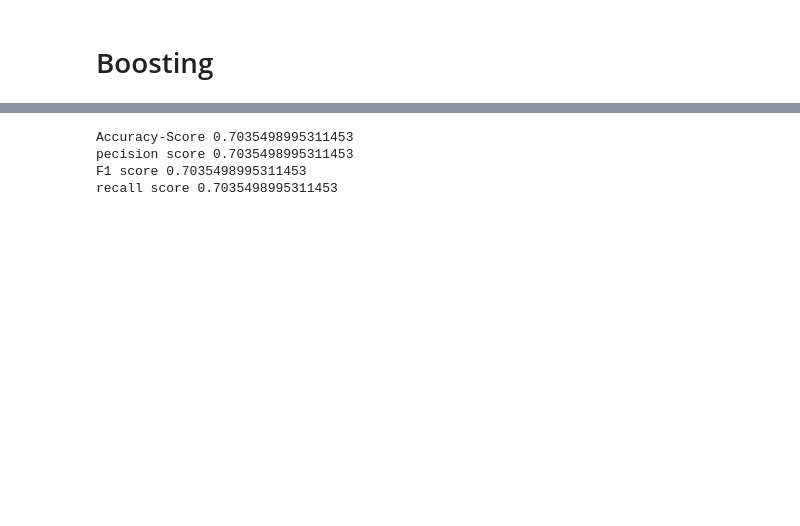
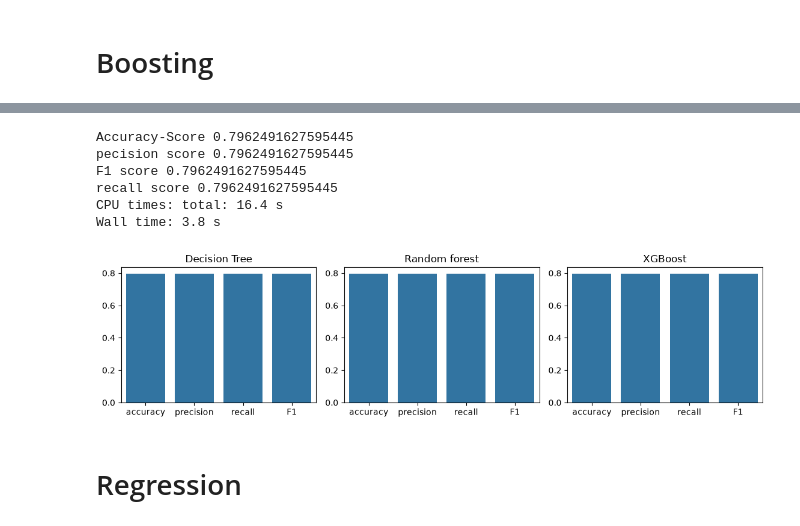
Before and after one commit to mianabdulbasit-tech/Data-Science-And-AI, a Jupyter notebook: 07_machine_learning/16_boosting.ipynb, the cells around one changed output, grey strips where cells are left out. Saved outputs shown, nothing was run; the diff lists cells and outputs as text; code cells hidden in the pictures; blank space fills up the shorter version.

```diff
--- a/07_machine_learning/16_boosting.ipynb
+++ b/07_machine_learning/16_boosting.ipynb
@@ -91,5 +105,6 @@ Wall time: 12.9 s
 # %%
-# train the xbboost model
+%%time
+# train the xgboost model
 xgb = XGBClassifier()
 xgb.fit(X_train, y_train)
 
@@ -97,26 +112,32 @@ xgb.fit(X_train, y_train)
 y_pred = xgb.predict(X_test)
 
 # print the mtrix
-print('Accuracy-Score', accuracy_score(y_test, y_predict))
-print('pecision score', precision_score(y_test, y_predict, average='micro'))
-print('F1 score', f1_score(y_test, y_predict, average='micro'))
-print('recall score', recall_score(y_test, y_predict, average='micro'))
+print('Accuracy-Score', accuracy_score(y_test, y_pred))
+print('pecision score', precision_score(y_test, y_pred, average='micro'))
+print('F1 score', f1_score(y_test, y_pred, average='micro'))
+print('recall score', recall_score(y_test, y_pred, average='micro'))
 # %% [output]
-Accuracy-Score 0.7035498995311453
-pecision score 0.7035498995311453
-F1 score 0.7035498995311453
-recall score 0.7035498995311453
+Accuracy-Score 0.7962491627595445
+pecision score 0.7962491627595445
+F1 score 0.7962491627595445
+recall score 0.7962491627595445
+CPU times: total: 16.4 s
+Wall time: 3.8 s
 # %%
 # make a bar plot that showing each of the matrix with respect to the model
 plt.figure(figsize=(15, 3))
 plt.subplot(1, 4, 1)
 sns.barplot(x=['accuracy', 'precision', 'recall', 'F1'], y=[accuracy_score(y_test, y_pred), precision_score(y_test, y_pred, average='micro'), recall_score(y_test, y_pred, average='micro'), f1_score(y_test, y_pred, average='micro')])
 plt.title('Decision Tree')
 plt.subplot(1, 4, 2)
 sns.barplot(x=['accuracy', 'precision', 'recall', 'F1'], y=[accuracy_score(y_test, y_pred), precision_score(y_test, y_pred, average='micro'), recall_score(y_test, y_pred, average='micro'), f1_score(y_test, y_pred, average='micro')])
 plt.title('Random forest')
-plt.Subplot(1, 4, 3)
+plt.subplot(1, 4, 3)
 sns.barplot(x=['accuracy', 'precision', 'recall', 'F1'], y=[accuracy_score(y_test, y_pred), precision_score(y_test, y_pred, average='micro'), recall_score(y_test, y_pred, average='micro'), f1_score(y_test, y_pred, average='micro')])
 plt.title('XGBoost')
 plt.tight_layout()
 plt.show()
+# %% [output]
+[figure, added]
+# %% [markdown]
+# Regression
```
Also changed, not shown: parts of 9 cells of this notebook, 20 other files.
